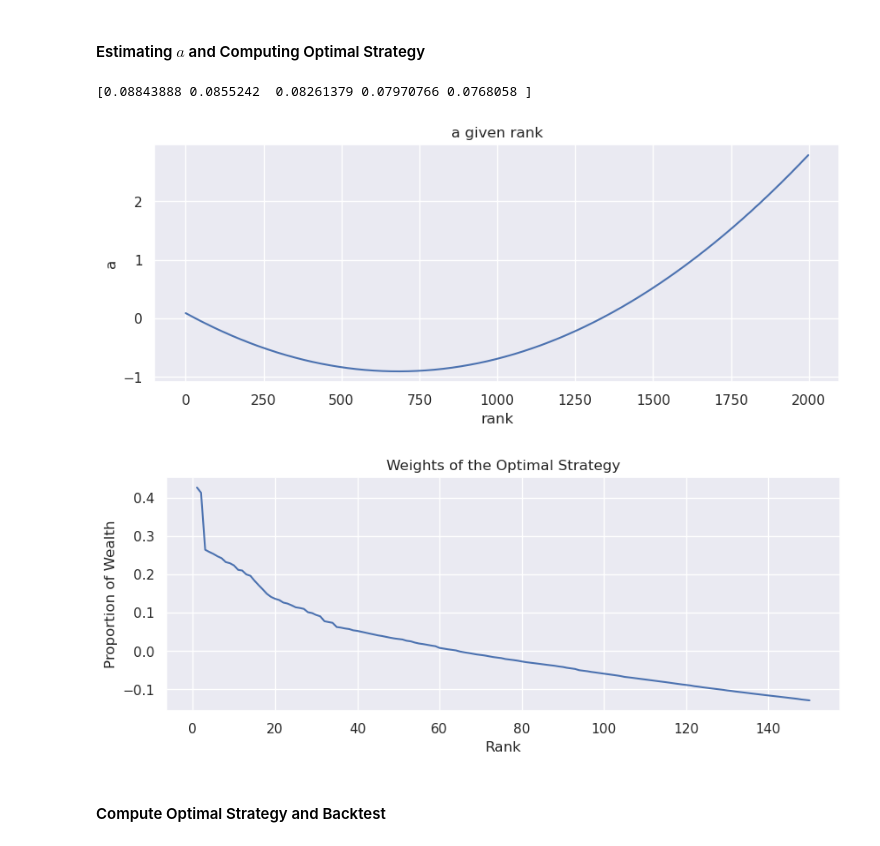
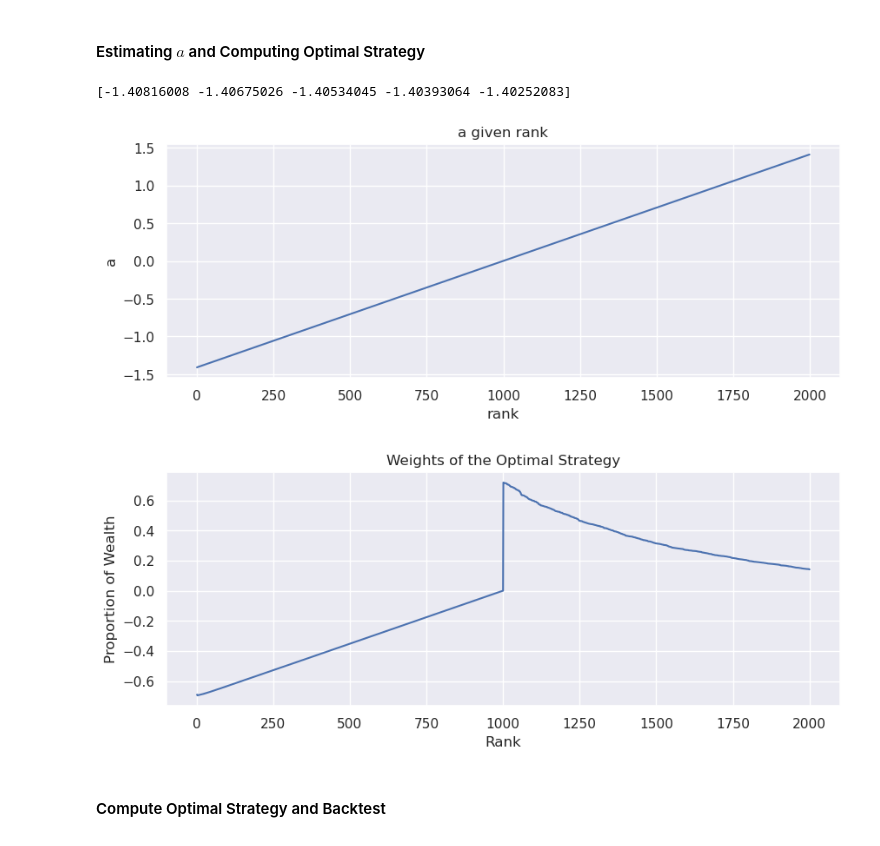
Before and after one commit to pedrou2000/mathematical_finance, a Jupyter notebook: 2-notebooks/1-backtest.ipynb, the cells around one changed output. Cells and saved outputs as stored; diff of their text form; code cells hidden in the pictures.

```diff
--- a/2-notebooks/1-backtest.ipynb
+++ b/2-notebooks/1-backtest.ipynb
@@ -44,24 +44,24 @@ df = Data(d=d, start_date=start_date, datapath=datapath, filename=filename, caps
 # %%
 # Estimate a
 method = 'direct_log'
-smooth_method = 'polynomial'
-smooth_parameter = 2
+smooth_method = 'exponential_decay'
+smooth_parameter = 1
 smooth_a = False
 
 a = estimate_a(df.weights_by_rank, smooth_method=smooth_method, smooth_parameter=smooth_parameter,  smooth_a=smooth_a)
 print(a[:5])
-plot_a(a[:-1])
+plot_a(a[:])
 
 # Compute Strategy
-setting = 'pure'
-N = 150
+setting = 'mixed'
+N = 1000
 plot_date = '2013-03-28'
 
 strategy = compute_weights_optimal_open(setting=setting, N=N, a=a, weights_by_rank=df.weights_by_rank)
 plot_strategy(strategy, plot_date)
 # %% [output]
-[0.08843888 0.0855242  0.08261379 0.07970766 0.0768058 ]
+[-1.40816008 -1.40675026 -1.40534045 -1.40393064 -1.40252083]
-[figure, old version]
+[figure, new version]
-[figure, old version]
+[figure, new version]
 # %% [markdown]
 #### Compute Optimal Strategy and Backtest
```
Also changed, not shown: parts of 7 cells of this notebook, 19 other files.
